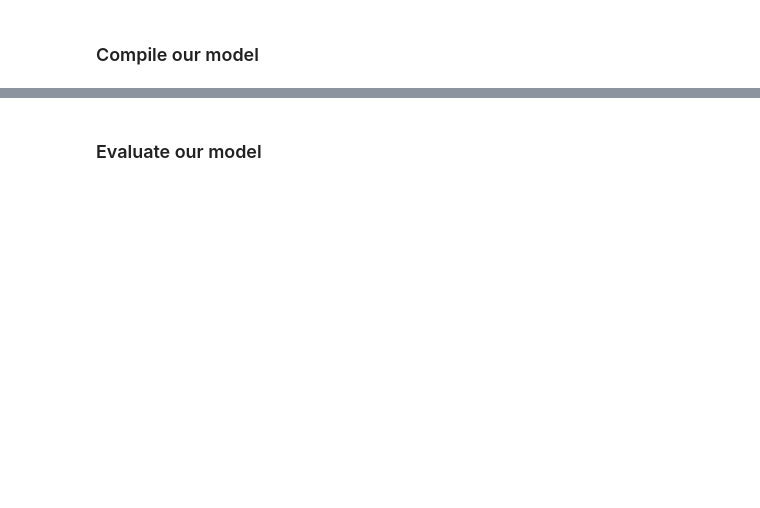
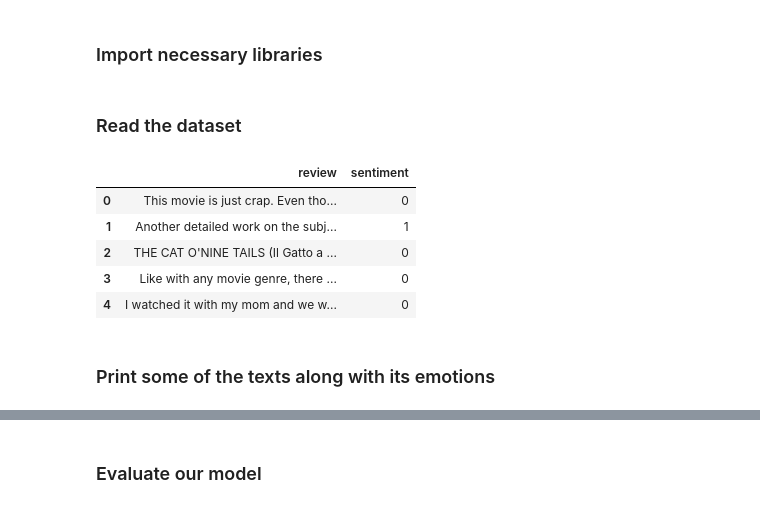
Before and after one commit to Sandrasvk/Deep-Learning-Projects, a Jupyter notebook: Untitled.ipynb, the cells around one changed output, grey strips where cells are left out. Cells and saved outputs as stored; diff of their text form; code cells hidden in the pictures; blank space fills up the shorter version.

```diff
--- a/Untitled.ipynb
+++ b/Untitled.ipynb
@@ -175,2 +1,2 @@ model = keras.models.Sequential([
-# %% [markdown]
-### Compile our model
+# %% [markdown]
+### Import necessary libraries
@@ -176,0 +11,2 @@ model = keras.models.Sequential([
+# %% [markdown]
+### Read the dataset
@@ -176,0 +15,11 @@ model = keras.models.Sequential([
+# %%
+df.head()
+# %% [output]
+|  | review | sentiment |
+| 0 | This movie is just crap. Even tho... | 0 |
+| 1 | Another detailed work on the subj... | 1 |
+| 2 | THE CAT O'NINE TAILS (Il Gatto a ... | 0 |
+| 3 | Like with any movie genre, there ... | 0 |
+| 4 | I watched it with my mom and we w... | 0 |
+# %% [markdown]
+### Print some of the texts along with its emotions
```
Also changed, not shown: parts of 95 cells of this notebook, 2 other files.
